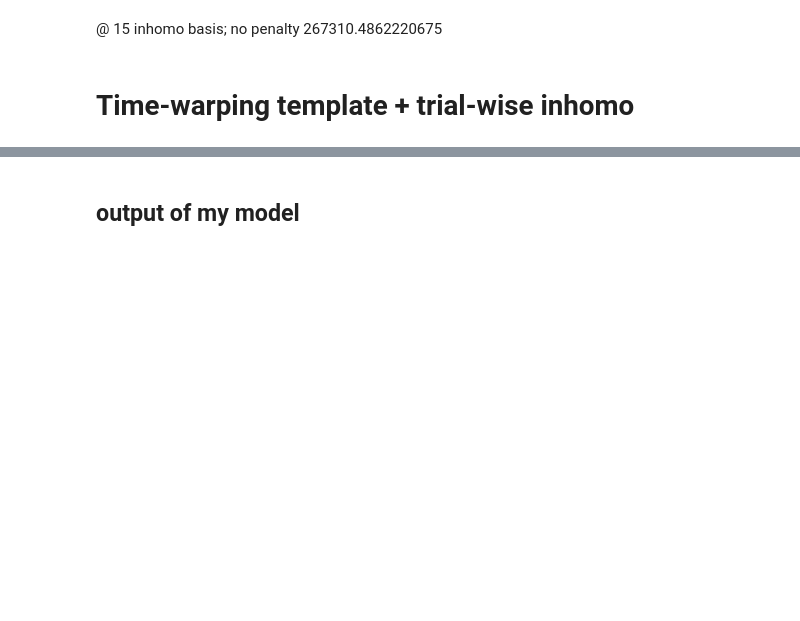
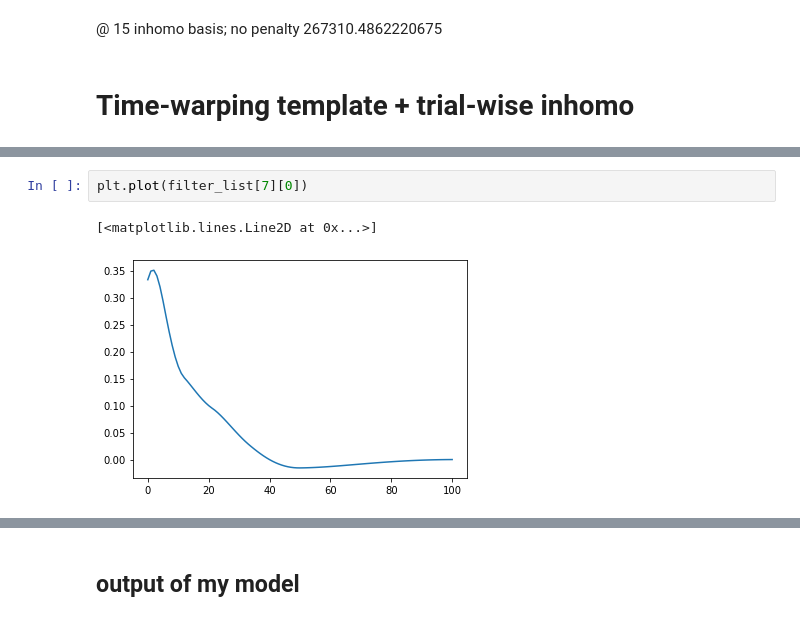
Before and after one commit to Qi-Xin/MultiNeuronGLM, a Jupyter notebook: check a bunch of details.ipynb, the cells around one changed output, grey strips where cells are left out. Drawn from its saved outputs; the diff is of its cells as text; blank space fills up the shorter version.

```diff
--- a/check a bunch of details.ipynb
+++ b/check a bunch of details.ipynb
@@ -803,0 +890,5 @@ likelihood: 278791.80151342845
+# %%
+plt.plot(filter_list[7][0])
+# %% [output]
+[<matplotlib.lines.Line2D at 0x...>]
+[figure, added]
```
Also changed, not shown: parts of 40 cells of this notebook, 2 other files.
